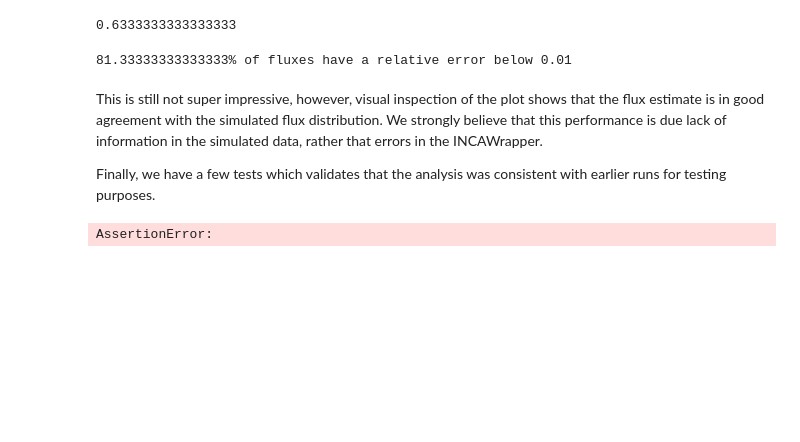
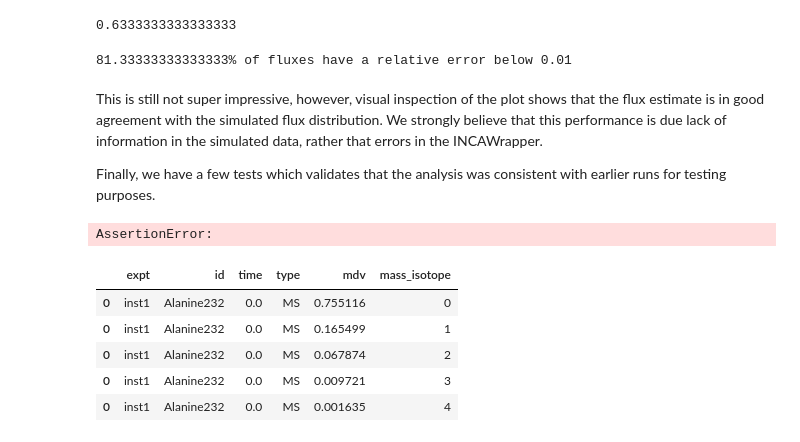
Before and after one commit to biosustain/incawrapper, a Jupyter notebook: docs/examples/c_necator_simulated_data.ipynb, the cells around one changed output. Saved outputs shown, nothing was run; the diff lists cells and outputs as text; code cells hidden in the pictures; blank space fills up the shorter version.

```diff
--- a/docs/examples/c_necator_simulated_data.ipynb
+++ b/docs/examples/c_necator_simulated_data.ipynb
@@ -244,3 +242,14 @@ assert true_and_fitted_fluxes['well_determined'].sum() / true_and_fitted_fluxes[
 assert true_and_fitted_fluxes.loc[net_fluxes, 'well_determined'].sum() / net_fluxes.sum() == pytest.approx(0.45, 0.005)
 # %% [output]
 AssertionError:
+# %%
+res_simulations = incawrapper.INCAResults(pathlib.Path(data_directory. parent / "c_necator_simulation.mat"))
+simulated_data = res_simulations.simulation.simulated_data
+simulated_data.head()
+# %% [output]
+|  | expt | id | time | type | mdv | mass_isotope |
+| 0 | inst1 | Alanine232 | 0.0 | MS | 0.755116 | 0 |
+| 0 | inst1 | Alanine232 | 0.0 | MS | 0.165499 | 1 |
+| 0 | inst1 | Alanine232 | 0.0 | MS | 0.067874 | 2 |
+| 0 | inst1 | Alanine232 | 0.0 | MS | 0.009721 | 3 |
+| 0 | inst1 | Alanine232 | 0.0 | MS | 0.001635 | 4 |
```
Also changed, not shown: parts of 6 cells of this notebook, 6 other files.
